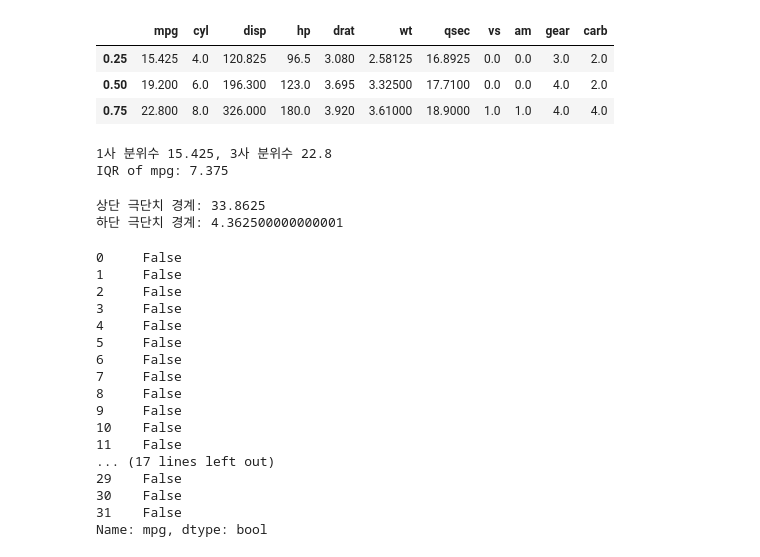
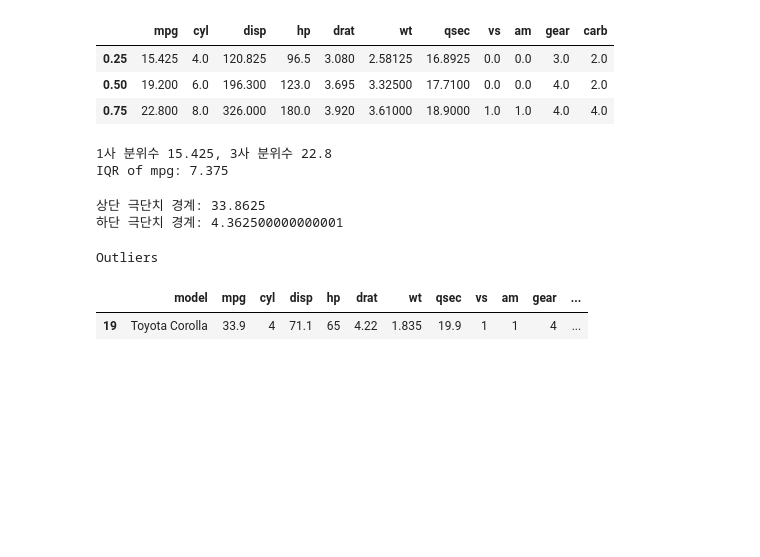
Before and after one commit to sage5632/Notebooks, a Jupyter notebook: DataScience03-Visualization.ipynb, the cells around one changed output. Cells and saved outputs as stored; diff of their text form; code cells hidden in the pictures; blank space fills up the shorter version.

```diff
--- a/DataScience03-Visualization.ipynb
+++ b/DataScience03-Visualization.ipynb
@@ -235,23 +235,11 @@ print("하단 극단치 경계:", border_bottom)
 # %%
 # mpg가 극단치를 가진 자동차 ?
 # mpg가 상단 극단치를 초과한 레코드
 mtcars['mpg'] > border_top # Boolean 연산
-outliers = mtcars[mtcars['mpg'] > border_top
+outliers = mtcars[mtcars['mpg'] > border_top]
+print("Outliers")
+display(outliers)
 # %% [output]
-0     False
-1     False
-2     False
-3     False
-4     False
-5     False
-6     False
-7     False
-8     False
-9     False
-10    False
-11    False
-... (17 lines left out)
-29    False
-30    False
-31    False
-Name: mpg, dtype: bool
+Outliers
+|  | model | mpg | cyl | disp | hp | drat | wt | qsec | vs | am | gear | ... |
+| 19 | Toyota Corolla | 33.9 | 4 | 71.1 | 65 | 4.22 | 1.835 | 19.9 | 1 | 1 | 4 | ... |
```
Also changed, not shown: 2 other files.
